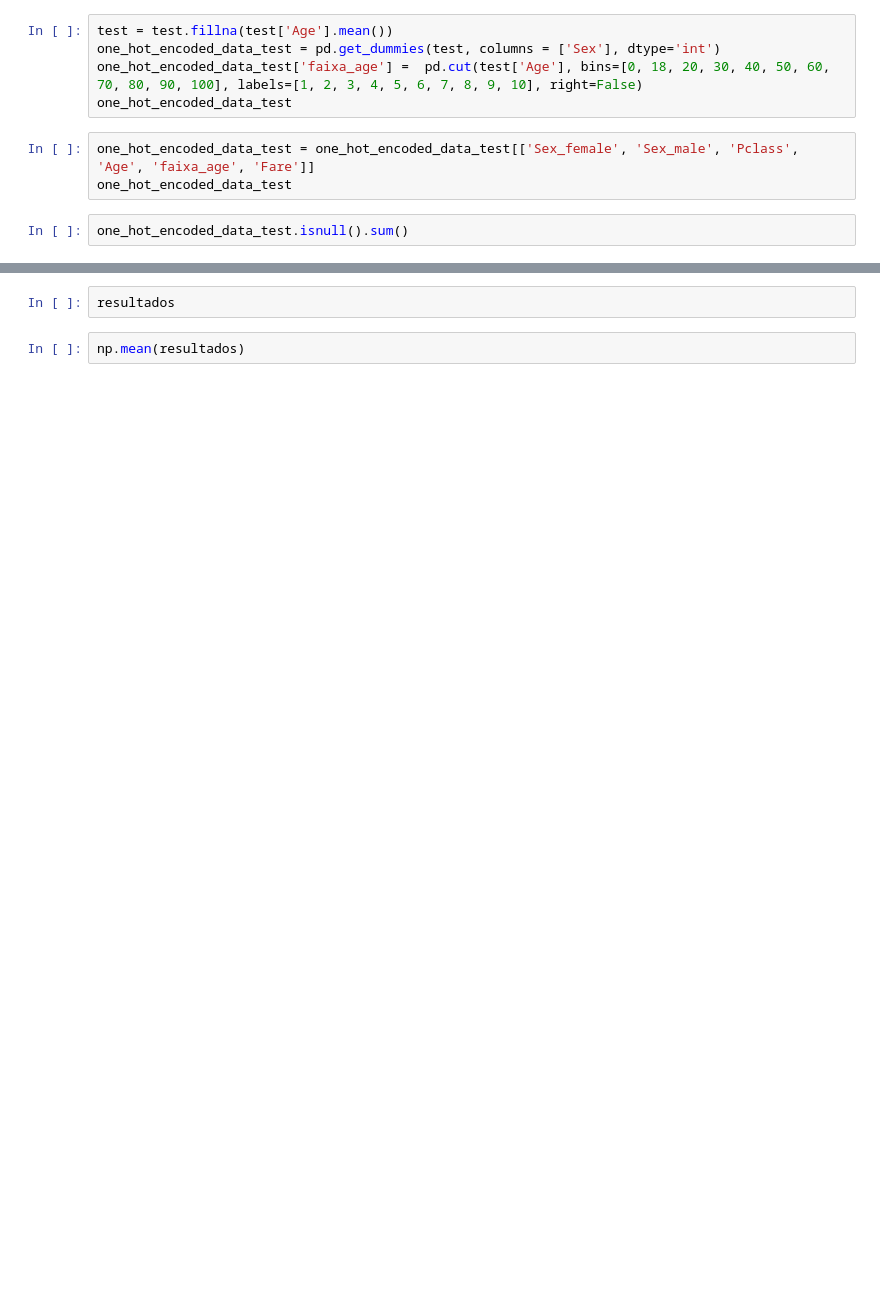
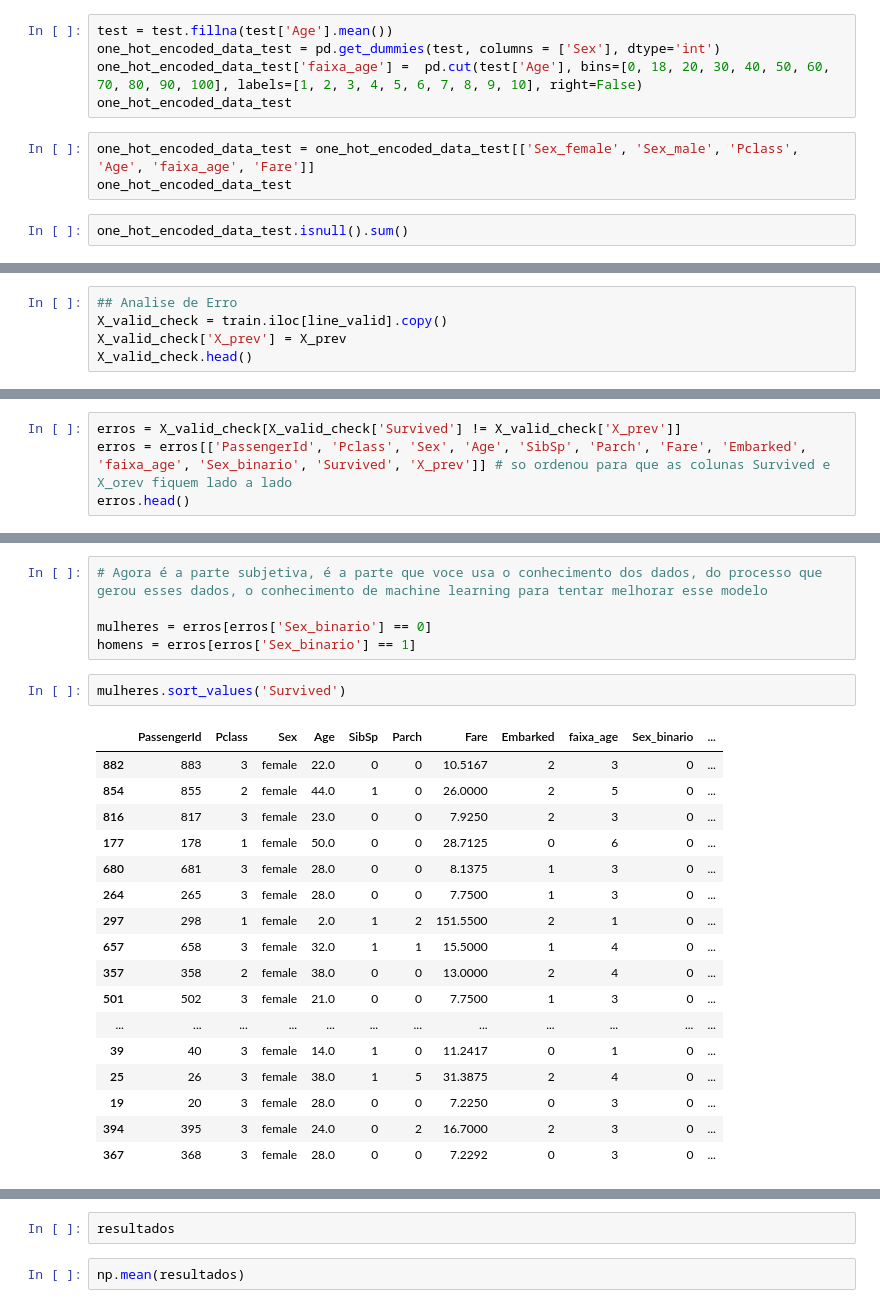
Before and after one commit to maylonleoncio/titanic, a Jupyter notebook: titanic_analysis.ipynb, the cells around one changed output, grey strips where cells are left out. Drawn from its saved outputs; the diff is of its cells as text; blank space fills up the shorter version.

```diff
--- a/titanic_analysis.ipynb
+++ b/titanic_analysis.ipynb
@@ -447,0 +616,5 @@ np.mean(y_valid == X_prev)
+# %%
+## Analise de Erro
+X_valid_check = train.iloc[line_valid].copy()
+X_valid_check['X_prev'] = X_prev
+X_valid_check.head()
@@ -447,0 +632,4 @@ np.mean(y_valid == X_prev)
+# %%
+erros = X_valid_check[X_valid_check['Survived'] != X_valid_check['X_prev']]
+erros = erros[['PassengerId', 'Pclass', 'Sex', 'Age', 'SibSp', 'Parch', 'Fare', 'Embarked', 'faixa_age', 'Sex_binario', 'Survived', 'X_prev']] # so ordenou para que as colunas Survived e X_orev fiquem lado a lado
+erros.head()
@@ -447,0 +643,25 @@ np.mean(y_valid == X_prev)
+# %%
+# Agora é a parte subjetiva, é a parte que voce usa o conhecimento dos dados, do processo que gerou esses dados, o conhecimento de machine learning para tentar melhorar esse modelo
+
+mulheres = erros[erros['Sex_binario'] == 0]
+homens = erros[erros['Sex_binario'] == 1]
+# %%
+mulheres.sort_values('Survived')
+# %% [output]
+|  | PassengerId | Pclass | Sex | Age | SibSp | Parch | Fare | Embarked | faixa_age | Sex_binario | ... |
+| 882 | 883 | 3 | female | 22.0 | 0 | 0 | 10.5167 | 2 | 3 | 0 | ... |
+| 854 | 855 | 2 | female | 44.0 | 1 | 0 | 26.0000 | 2 | 5 | 0 | ... |
+| 816 | 817 | 3 | female | 23.0 | 0 | 0 | 7.9250 | 2 | 3 | 0 | ... |
+| 177 | 178 | 1 | female | 50.0 | 0 | 0 | 28.7125 | 0 | 6 | 0 | ... |
+| 680 | 681 | 3 | female | 28.0 | 0 | 0 | 8.1375 | 1 | 3 | 0 | ... |
+| 264 | 265 | 3 | female | 28.0 | 0 | 0 | 7.7500 | 1 | 3 | 0 | ... |
+| 297 | 298 | 1 | female | 2.0 | 1 | 2 | 151.5500 | 2 | 1 | 0 | ... |
+| 657 | 658 | 3 | female | 32.0 | 1 | 1 | 15.5000 | 1 | 4 | 0 | ... |
+| 357 | 358 | 2 | female | 38.0 | 0 | 0 | 13.0000 | 2 | 4 | 0 | ... |
+| 501 | 502 | 3 | female | 21.0 | 0 | 0 | 7.7500 | 1 | 3 | 0 | ... |
+| ... | ... | ... | ... | ... | ... | ... | ... | ... | ... | ... | ... |
+| 39 | 40 | 3 | female | 14.0 | 1 | 0 | 11.2417 | 0 | 1 | 0 | ... |
+| 25 | 26 | 3 | female | 38.0 | 1 | 5 | 31.3875 | 2 | 4 | 0 | ... |
+| 19 | 20 | 3 | female | 28.0 | 0 | 0 | 7.2250 | 0 | 3 | 0 | ... |
+| 394 | 395 | 3 | female | 24.0 | 0 | 2 | 16.7000 | 2 | 3 | 0 | ... |
+| 367 | 368 | 3 | female | 28.0 | 0 | 0 | 7.2292 | 0 | 3 | 0 | ... |
```
Also changed, not shown: parts of 31 cells of this notebook, 2 other files.
